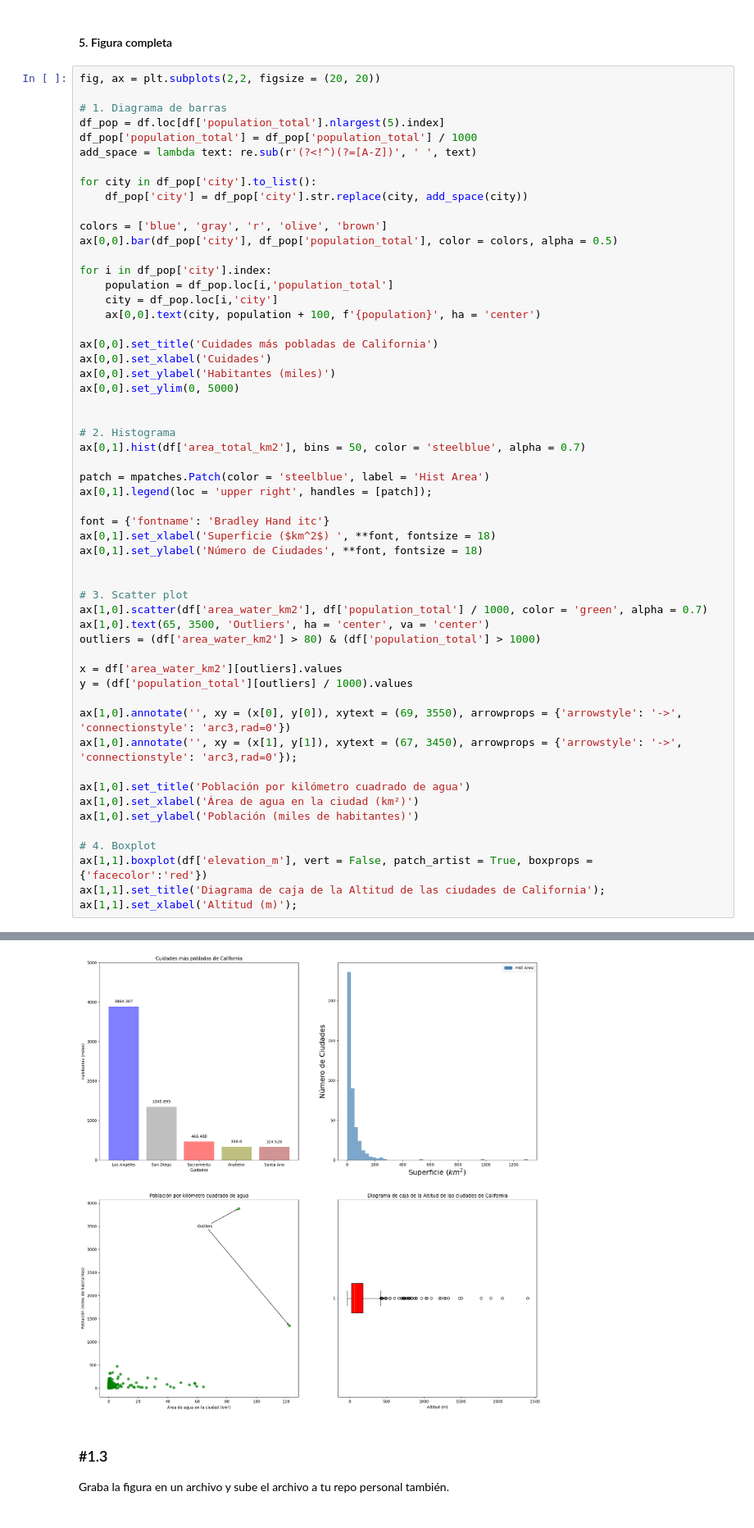
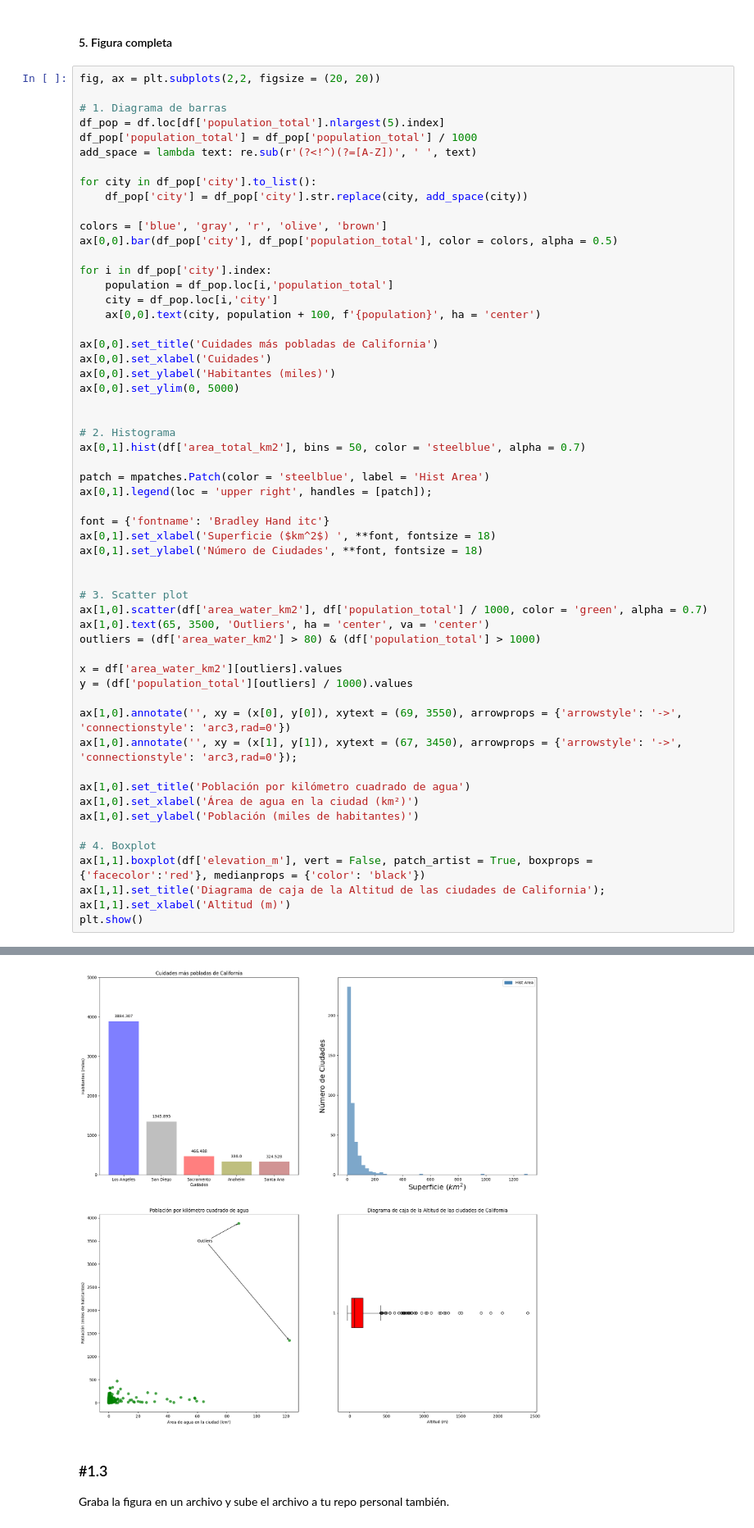
Before and after one commit to mardelmir/ONLINE_DS_THEBRIDGE_mardelmir, a Jupyter notebook: 03_Analisis_de_Datos/Sprint_08/Unidad_01/Challenge/18_Practica_Obligatoria_Visualizacion_Basica.ipynb, the cells around one changed output, grey strips where cells are left out. Shown at 82% size. Drawn from its saved outputs; the diff is of its cells as text.

```diff
--- a/03_Analisis_de_Datos/Sprint_08/Unidad_01/Challenge/18_Practica_Obligatoria_Visualizacion_Basica.ipynb
+++ b/03_Analisis_de_Datos/Sprint_08/Unidad_01/Challenge/18_Practica_Obligatoria_Visualizacion_Basica.ipynb
@@ -219,9 +246,10 @@ ax[1,0].set_xlabel('Área de agua en la ciudad (km²)')
 ax[1,0].set_ylabel('Población (miles de habitantes)')
 
 # 4. Boxplot
-ax[1,1].boxplot(df['elevation_m'], vert = False, patch_artist = True, boxprops = {'facecolor':'red'})
+ax[1,1].boxplot(df['elevation_m'], vert = False, patch_artist = True, boxprops = {'facecolor':'red'}, medianprops = {'color': 'black'})
 ax[1,1].set_title('Diagrama de caja de la Altitud de las ciudades de California');
-ax[1,1].set_xlabel('Altitud (m)');
+ax[1,1].set_xlabel('Altitud (m)')
+plt.show()
 # %% [output]
 findfont: Font family 'Bradley Hand itc' not found.
 findfont: Font family 'Bradley Hand itc' not found.
@@ -232,4 +259,4 @@ findfont: Font family 'Bradley Hand itc' not found.
-[figure, old version]
+[figure, new version]
 # %% [markdown]
 ### #1.3
 
```
Also changed, not shown: parts of 22 cells of this notebook, 1 other file.
